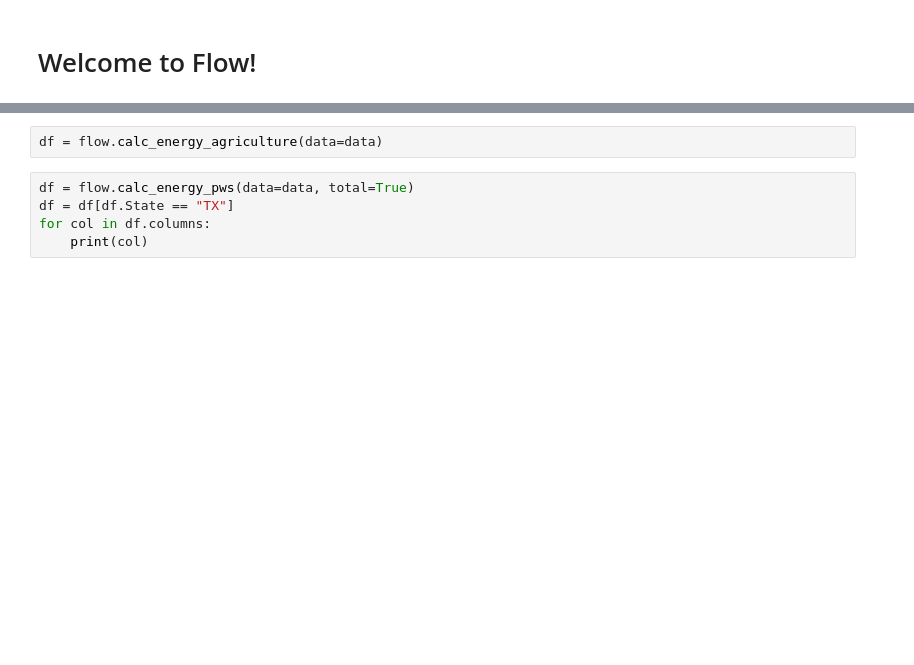
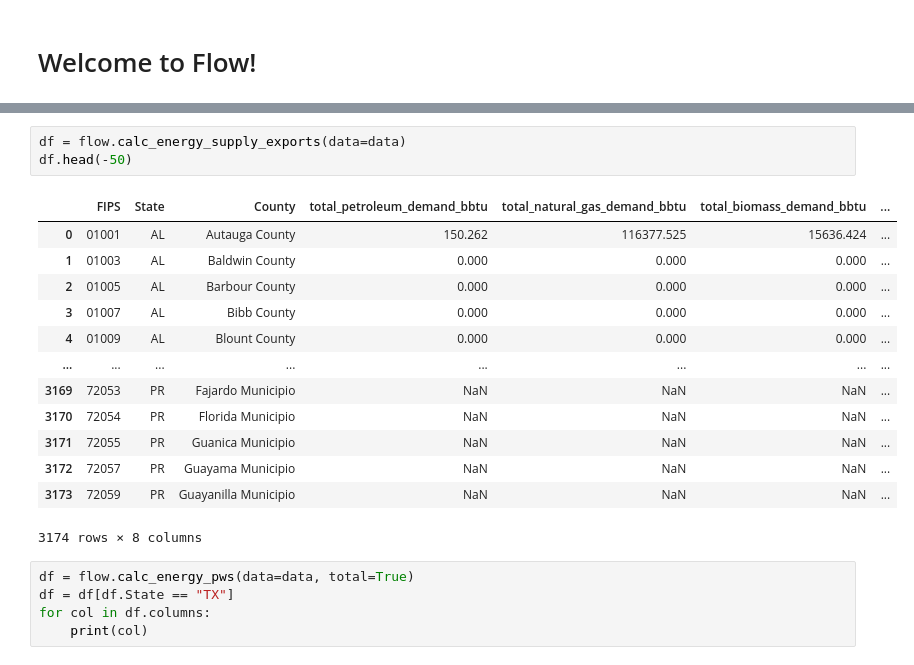
Before and after one commit to pnnl/interflow, a Jupyter notebook: flow_notebook.ipynb, the cells around one changed output, grey strips where cells are left out. Saved outputs shown, nothing was run; the diff lists cells and outputs as text; blank space fills up the shorter version.

```diff
--- a/flow_notebook.ipynb
+++ b/flow_notebook.ipynb
@@ -11,5 +45,20 @@ data = flow.configure_data()
 # %%
-df = flow.calc_energy_agriculture(data=data)
+df = flow.calc_energy_supply_exports(data=data)
+df.head(-50)
+# %% [output]
+|  | FIPS | State | County | total_petroleum_demand_bbtu | total_natural_gas_demand_bbtu | total_biomass_demand_bbtu | ... |
+| 0 | 01001 | AL | Autauga County | 150.262 | 116377.525 | 15636.424 | ... |
+| 1 | 01003 | AL | Baldwin County | 0.000 | 0.000 | 0.000 | ... |
+| 2 | 01005 | AL | Barbour County | 0.000 | 0.000 | 0.000 | ... |
+| 3 | 01007 | AL | Bibb County | 0.000 | 0.000 | 0.000 | ... |
+| 4 | 01009 | AL | Blount County | 0.000 | 0.000 | 0.000 | ... |
+| ... | ... | ... | ... | ... | ... | ... | ... |
+| 3169 | 72053 | PR | Fajardo Municipio | NaN | NaN | NaN | ... |
+| 3170 | 72054 | PR | Florida Municipio | NaN | NaN | NaN | ... |
+| 3171 | 72055 | PR | Guanica Municipio | NaN | NaN | NaN | ... |
+| 3172 | 72057 | PR | Guayama Municipio | NaN | NaN | NaN | ... |
+| 3173 | 72059 | PR | Guayanilla Municipio | NaN | NaN | NaN | ... |
+3174 rows × 8 columns
 # %%
 df = flow.calc_energy_pws(data=data, total=True)
 df = df[df.State == "TX"]
```
Also changed, not shown: parts of 4 cells of this notebook, 2 other files.
